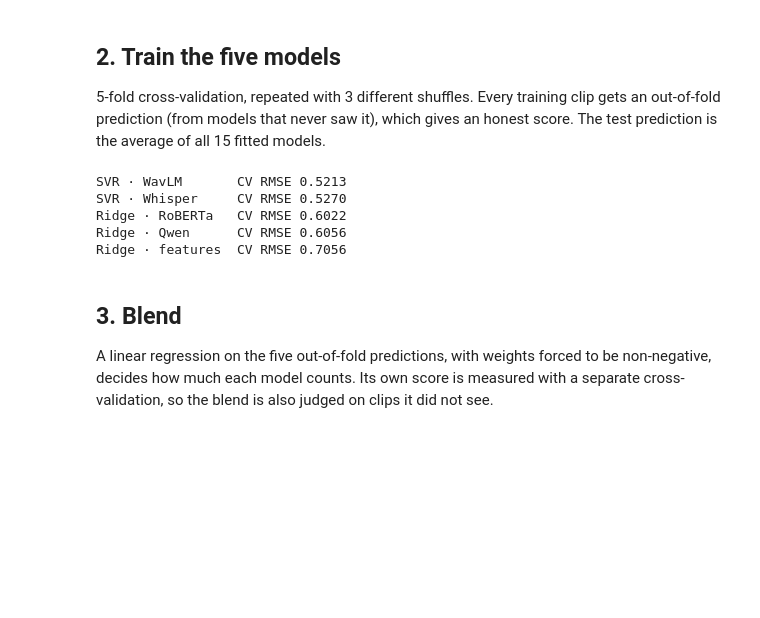
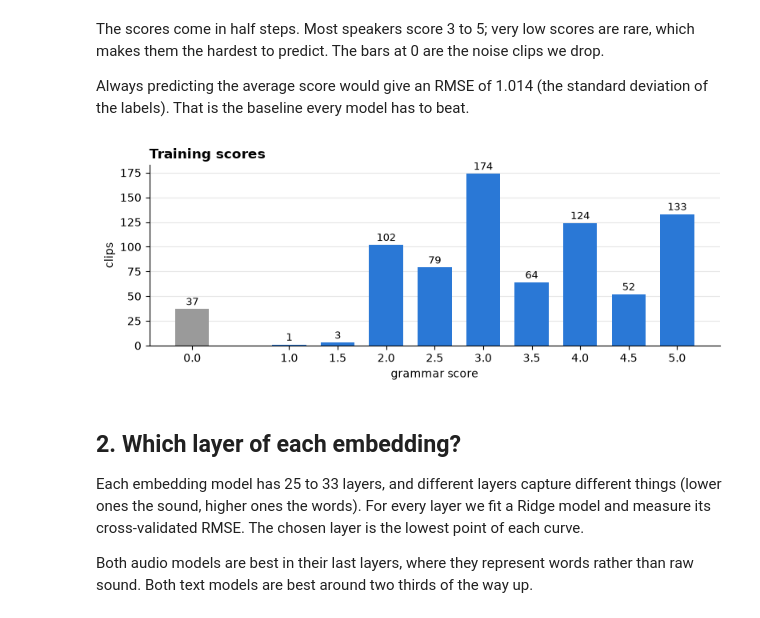
Before and after one commit to abhiEENgituser/SHL-Kaggle-Competation, a Jupyter notebook: notebooks/2_model.ipynb, the cells around one changed output. Drawn from its saved outputs; the diff is of its cells as text; code cells hidden in the pictures; blank space fills up the shorter version.

```diff
--- a/notebooks/2_model.ipynb
+++ b/notebooks/2_model.ipynb
@@ -20,9 +20,11 @@ import warnings
 import numpy as np
 import pandas as pd
 import matplotlib.pyplot as plt
+from scipy.stats import spearmanr
 from sklearn.impute import SimpleImputer
-from sklearn.linear_model import LinearRegression, RidgeCV
-from sklearn.model_selection import StratifiedKFold
+from sklearn.linear_model import LinearRegression, LogisticRegression, RidgeCV
+from sklearn.metrics import roc_auc_score
+from sklearn.model_selection import StratifiedKFold, cross_val_predict
 from sklearn.pipeline import make_pipeline
 from sklearn.preprocessing import StandardScaler
 from sklearn.svm import SVR
@@ -33,4 +35,9 @@ DATA_DIR = "/kaggle/input/competitions/shl-hiring-assessment-2026/Dataset_Final"
 FEATURES_DIR = "/kaggle/input/datasets/codewiz19/features-shl"  # output of the feature extraction notebook
 OUT_DIR = "/kaggle/working"
 SEEDS = [0, 1, 2]
+
+BLUE, ORANGE, GREY = "#2a78d6", "#eb6834", "#9a9a9a"
+plt.rcParams.update({"axes.spines.top": False, "axes.spines.right": False, "axes.grid": True,
+                     "grid.color": "#e5e5e5", "axes.axisbelow": True, "font.size": 10,
+                     "axes.titleweight": "bold", "axes.titlelocation": "left"})
 # %% [markdown]
@@ -64,46 +60,23 @@ train 732 | test 216
 # %% [markdown]
-## 2. Train the five models
+The scores come in half steps. Most speakers score 3 to 5; very low scores are rare, which makes them the hardest to predict. The bars at 0 are the noise clips we drop.
 
-5-fold cross-validation, repeated with 3 different shuffles. Every training clip gets an out-of-fold prediction (from models that never saw it), which gives an honest score. The test prediction is the average of all 15 fitted models.
+Always predicting the average score would give an RMSE of 1.014 (the standard deviation of the labels). That is the baseline every model has to beat.
 # %%
-def svr():
-    return make_pipeline(StandardScaler(), SVR(C=10, epsilon=0.1))
-
-
-def ridge():
-    # the imputer fills the few missing handcrafted features (e.g. transcripts without punctuation)
-    return make_pipeline(SimpleImputer(strategy="median"), StandardScaler(), RidgeCV(alphas=np.logspace(-1, 6, 15)))
-
-
-MODELS = {name: svr if name.startswith("SVR") else ridge for name in X}
-
-
-def rmse(pred):
-    return np.sqrt(np.mean((np.clip(pred, 1, 5) - y) ** 2))
-
-
-strata = np.clip(np.round(y), 2, 5).astype(int)  # stratify by score level (1 and 1.5 are rare, so merged into 2)
-oof = {name: np.zeros(len(y)) for name in MODELS}
-test = {name: np.zeros(is_test.sum()) for name in MODELS}
-
-for seed in SEEDS:
-    for tr, va in StratifiedKFold(5, shuffle=True, random_state=seed).split(y, strata):
-        for name, make_model in MODELS.items():
-            x_train = X[name][is_train]
-            model = make_model().fit(x_train[tr], y[tr])
-            oof[name][va] += model.predict(x_train[va]) / len(SEEDS)
-            test[name] += model.predict(X[name][is_test]) / (len(SEEDS) * 5)
-
-for name in MODELS:
-    print(f"{name:<17} CV RMSE {rmse(oof[name]):.4f}")
+counts = clips.loc[clips["split"].eq("train"), "label"].value_counts().sort_index()
+fig, ax = plt.subplots(figsize=(8, 3.2))
+ax.bar(counts.index, counts.values, width=0.35, color=[GREY if s == 0 else BLUE for s in counts.index])
+for s, n in counts.items():
+    ax.text(s, n + 4, n, ha="center", fontsize=9)
+ax.set(title="Training scores", xlabel="grammar score", ylabel="clips", xticks=counts.index)
+ax.grid(axis="x", visible=False)
+plt.tight_layout()
+plt.show()
 # %% [output]
-SVR · WavLM       CV RMSE 0.5213
-SVR · Whisper     CV RMSE 0.5270
-Ridge · RoBERTa   CV RMSE 0.6022
-Ridge · Qwen      CV RMSE 0.6056
-Ridge · features  CV RMSE 0.7056
+[figure, added]
 # %% [markdown]
-## 3. Blend
+## 2. Which layer of each embedding?
 
-A linear regression on the five out-of-fold predictions, with weights forced to be non-negative, decides how much each model counts. Its own score is measured with a separate cross-validation, so the blend is also judged on clips it did not see.
+Each embedding model has 25 to 33 layers, and different layers capture different things (lower ones the sound, higher ones the words). For every layer we fit a Ridge model and measure its cross-validated RMSE. The chosen layer is the lowest point of each curve.
+
+Both audio models are best in their last layers, where they represent words rather than raw sound. Both text models are best around two thirds of the way up.
 # %%
```
Also changed, not shown: parts of 19 cells of this notebook.
